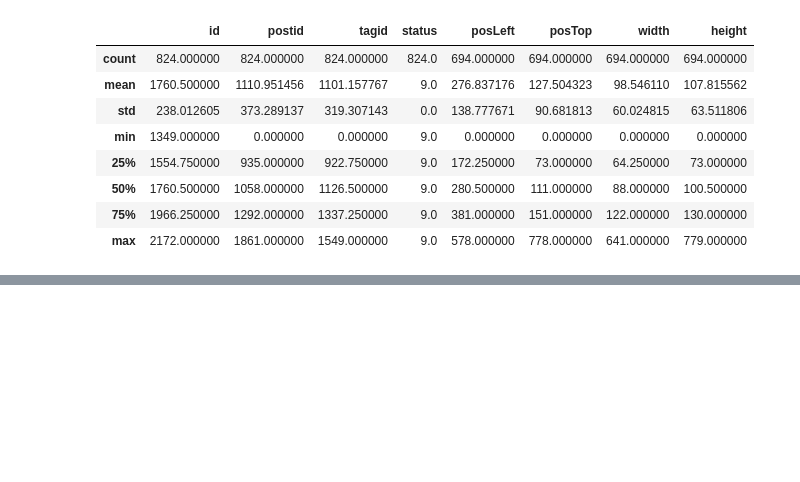
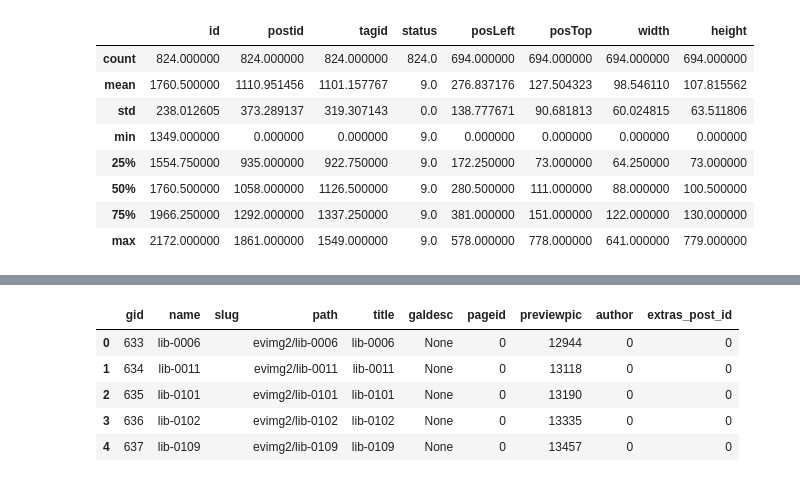
Before and after one commit to Jacklau1216/data-cleaning, a Jupyter notebook: data_cleaning.ipynb, the cells around one changed output, grey strips where cells are left out. Cells and saved outputs as stored; diff of their text form; code cells hidden in the pictures; blank space fills up the shorter version.

```diff
--- a/data_cleaning.ipynb
+++ b/data_cleaning.ipynb
@@ -149,0 +162,10 @@ df_tnew.to_csv('ws_tagthis.csv', index=False)
+# %%
+df_gallery = pd.read_sql_query("SELECT * FROM  wp_ngg_gallery", con)
+df_gallery.head(5)
+# %% [output]
+|  | gid | name | slug | path | title | galdesc | pageid | previewpic | author | extras_post_id |
+| 0 | 633 | lib-0006 |  | evimg2/lib-0006 | lib-0006 | None | 0 | 12944 | 0 | 0 |
+| 1 | 634 | lib-0011 |  | evimg2/lib-0011 | lib-0011 | None | 0 | 13118 | 0 | 0 |
+| 2 | 635 | lib-0101 |  | evimg2/lib-0101 | lib-0101 | None | 0 | 13190 | 0 | 0 |
+| 3 | 636 | lib-0102 |  | evimg2/lib-0102 | lib-0102 | None | 0 | 13335 | 0 | 0 |
+| 4 | 637 | lib-0109 |  | evimg2/lib-0109 | lib-0109 | None | 0 | 13457 | 0 | 0 |
```
Also changed, not shown: parts of 11 cells of this notebook, 3 other files.
